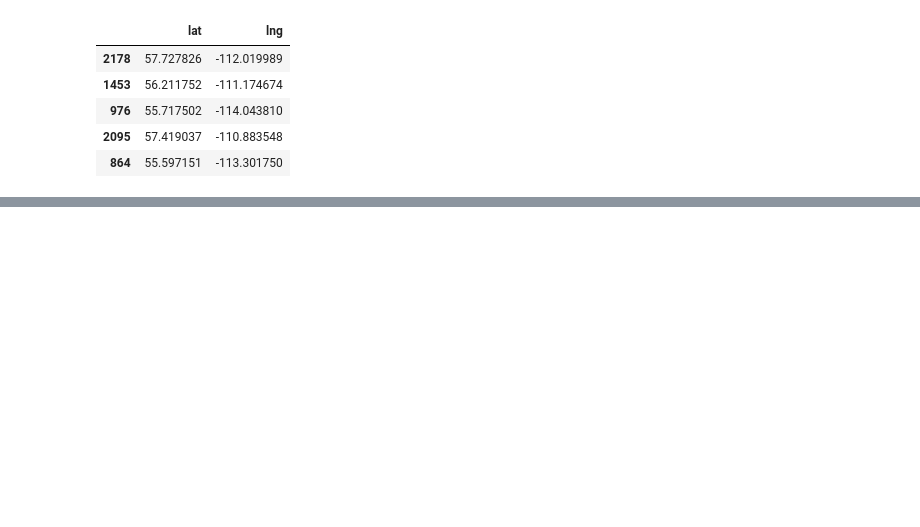
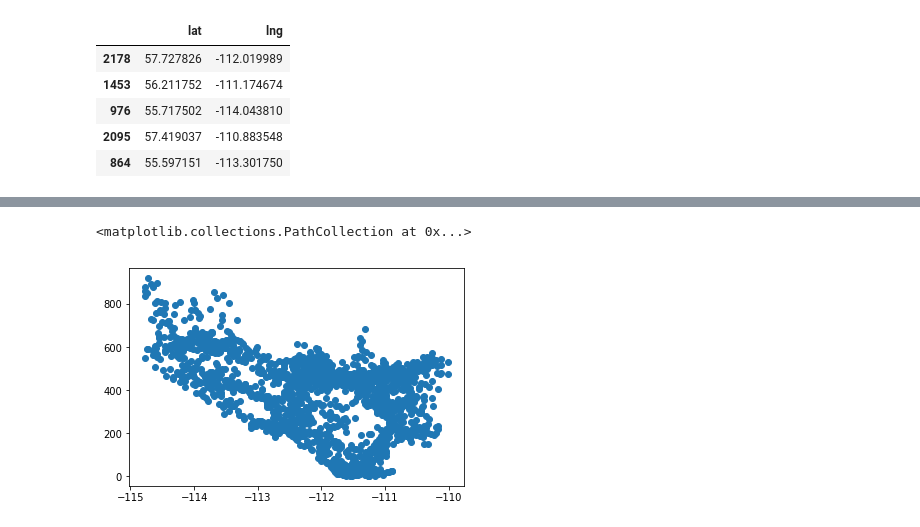
Before and after one commit to nshea3/athabasca-data, a Jupyter notebook: top_mcmurray.ipynb, the cells around one changed output, grey strips where cells are left out. Cells and saved outputs as stored; diff of their text form; code cells hidden in the pictures; blank space fills up the shorter version.

```diff
--- a/top_mcmurray.ipynb
+++ b/top_mcmurray.ipynb
@@ -171,0 +176,5 @@ fig.colorbar(contour_plot)
+# %%
+plt.scatter(well_locs['lng'], well_locs['Pick'])
+# %% [output]
+<matplotlib.collections.PathCollection at 0x...>
+[figure, added]
```
Also changed, not shown: parts of 14 cells of this notebook, 2 other files.
